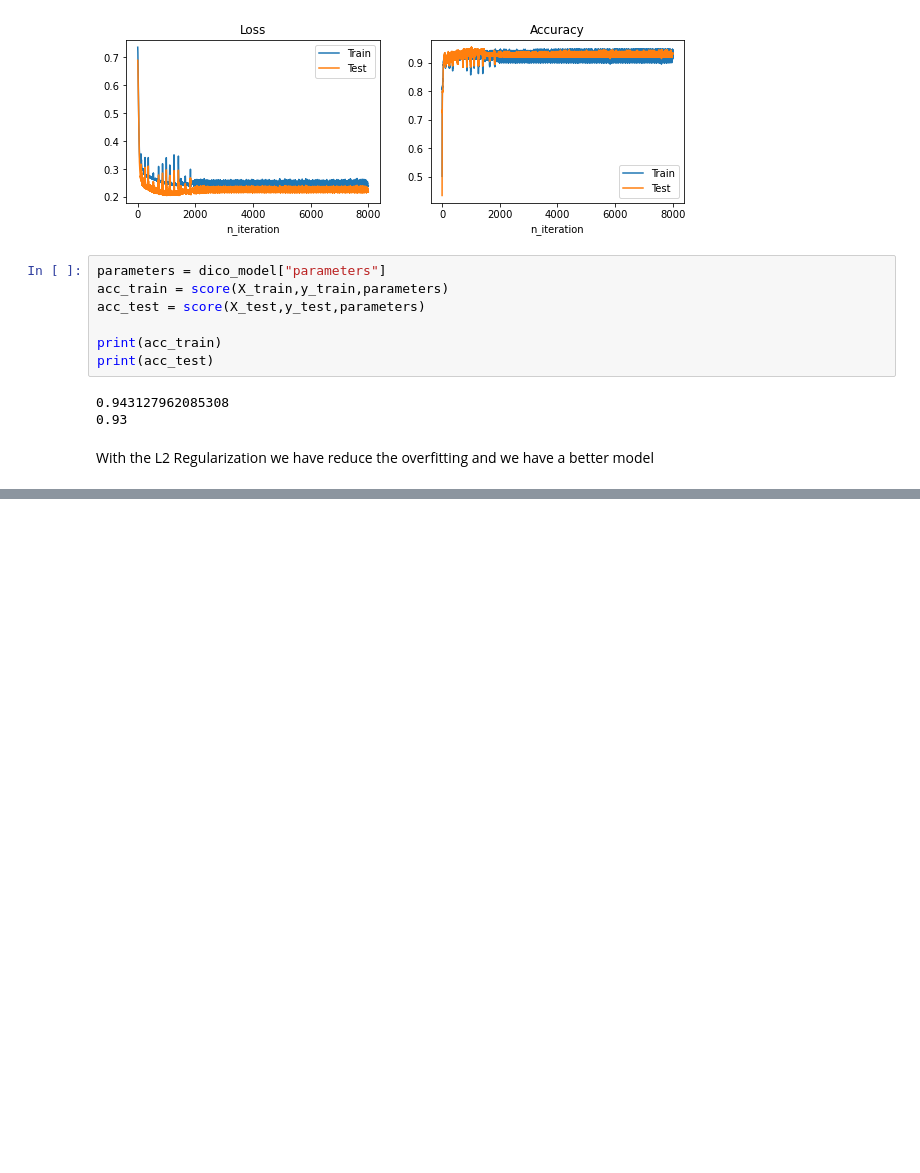
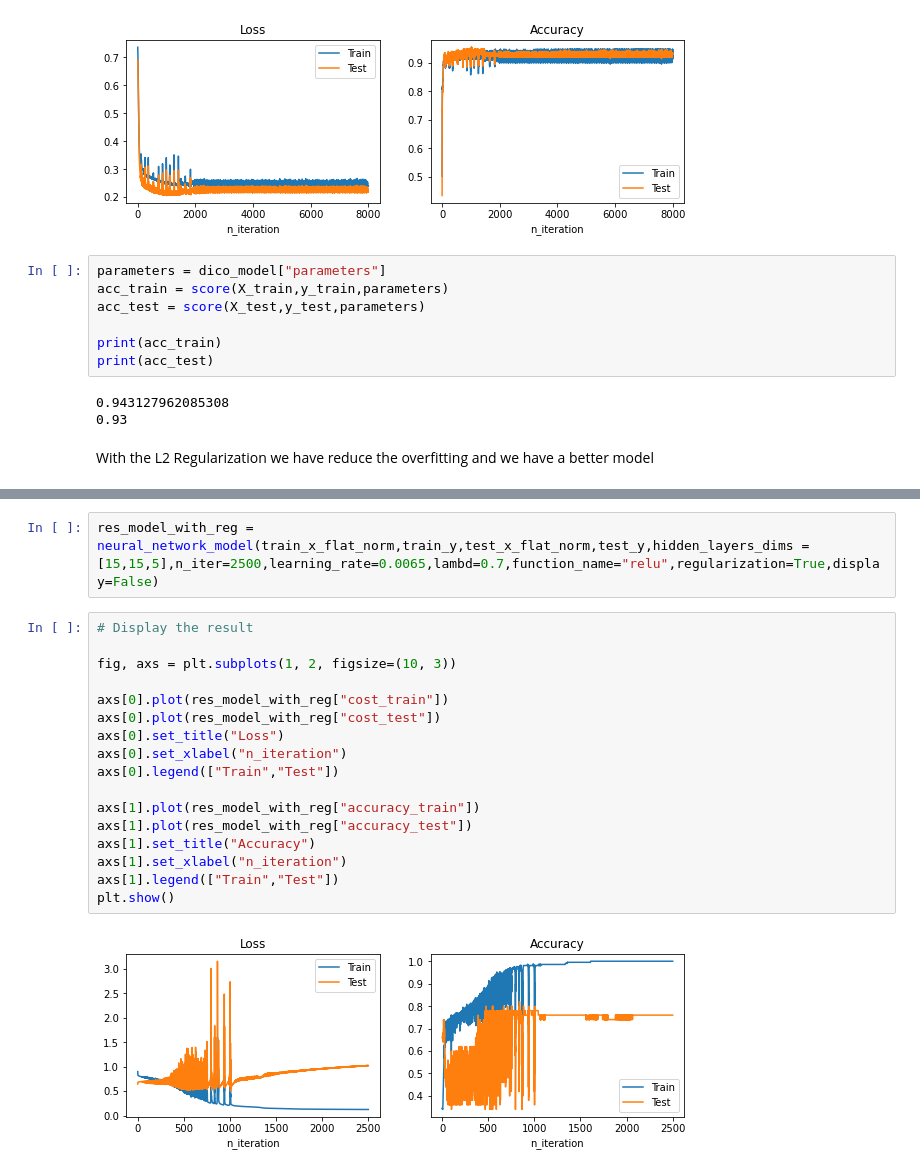
Before and after one commit to danchaud-vincent/deep-learning-specialization, a Jupyter notebook: 09-Test Regularization on Neural Network.ipynb, the cells around one changed output, grey strips where cells are left out. Saved outputs shown, nothing was run; the diff lists cells and outputs as text; blank space fills up the shorter version.

```diff
--- a/09-Test Regularization on Neural Network.ipynb
+++ b/09-Test Regularization on Neural Network.ipynb
@@ -476,0 +583,21 @@ With the L2 Regularization we have reduce the overfitting and we have a better m
+# %%
+res_model_with_reg = neural_network_model(train_x_flat_norm,train_y,test_x_flat_norm,test_y,hidden_layers_dims = [15,15,5],n_iter=2500,learning_rate=0.0065,lambd=0.7,function_name="relu",regularization=True,display=False)
+# %%
+# Display the result
+
+fig, axs = plt.subplots(1, 2, figsize=(10, 3))
+
+axs[0].plot(res_model_with_reg["cost_train"])
+axs[0].plot(res_model_with_reg["cost_test"])
+axs[0].set_title("Loss")
+axs[0].set_xlabel("n_iteration")
+axs[0].legend(["Train","Test"])
+
+axs[1].plot(res_model_with_reg["accuracy_train"])
+axs[1].plot(res_model_with_reg["accuracy_test"])
+axs[1].set_title("Accuracy")
+axs[1].set_xlabel("n_iteration")
+axs[1].legend(["Train","Test"])
+plt.show()
+# %% [output]
+[figure, added]
```
Also changed, not shown: parts of 14 cells of this notebook.
